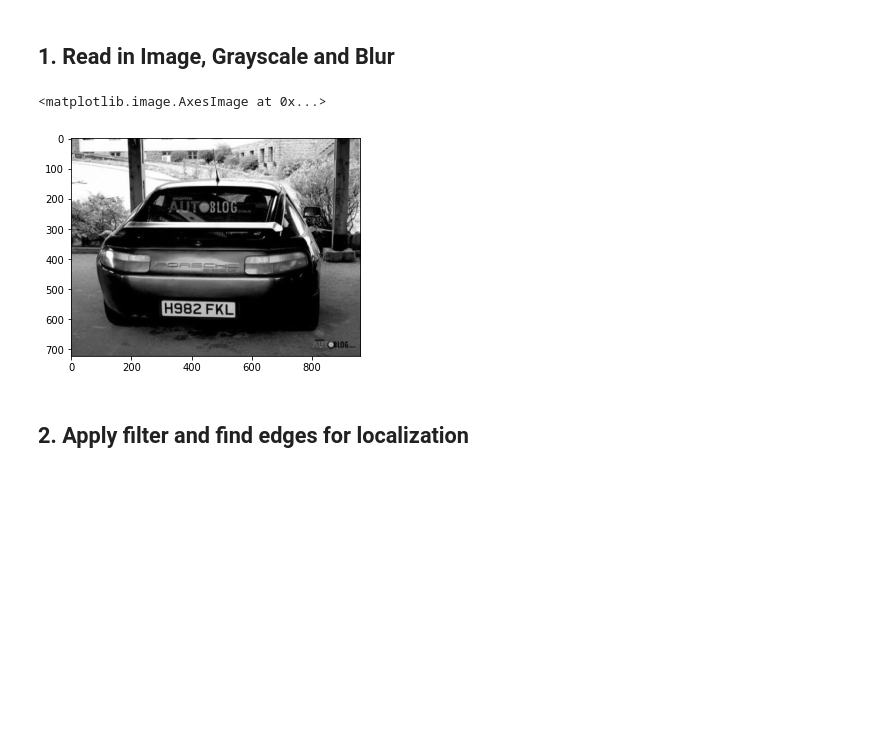
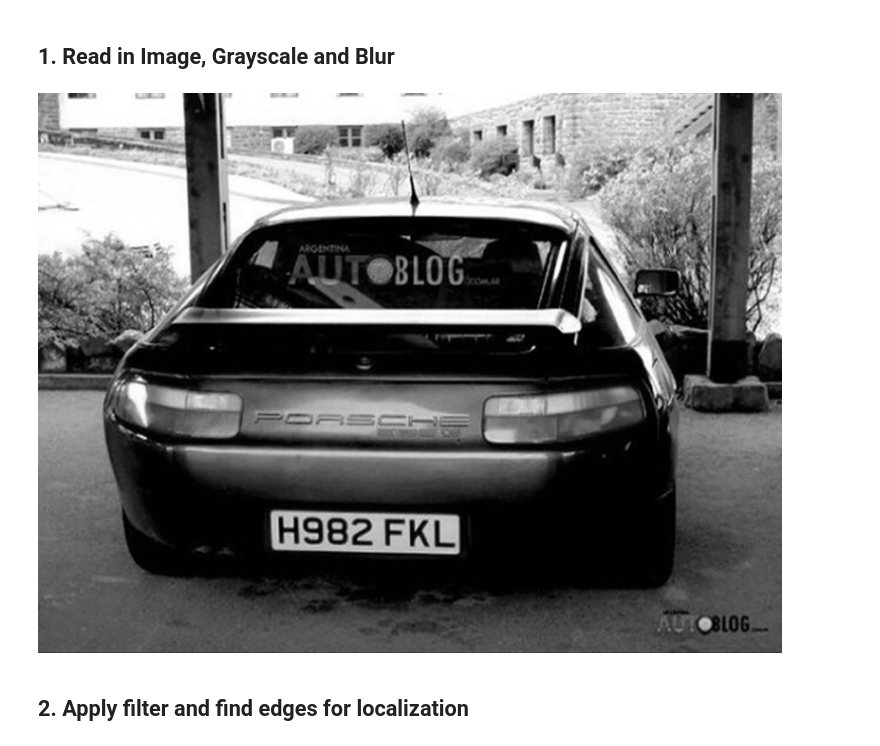
Before and after one commit to joshhu/must_opencv, a Jupyter notebook: Codes/anpr/Must_OpenCV_車牌辨識.ipynb, the cells around one changed output. Cells and saved outputs as stored; diff of their text form; code cells hidden in the pictures; blank space fills up the shorter version.

```diff
--- a/Codes/anpr/Must_OpenCV_車牌辨識.ipynb
+++ b/Codes/anpr/Must_OpenCV_車牌辨識.ipynb
@@ -32,10 +33,9 @@ import easyocr
 # %%
 img = cv2.imread('image4.jpg')
 gray = cv2.cvtColor(img, cv2.COLOR_BGR2GRAY)
-plt.imshow(cv2.cvtColor(gray, cv2.COLOR_BGR2RGB))
+cv2_imshow(gray)
 # %% [output]
-<matplotlib.image.AxesImage at 0x...>
-[figure, old version]
+[figure, new version]
 # %% [markdown]
 ## 2. Apply filter and find edges for localization
 # %%
```
Also changed, not shown: parts of 4 cells of this notebook, 4 other files.
